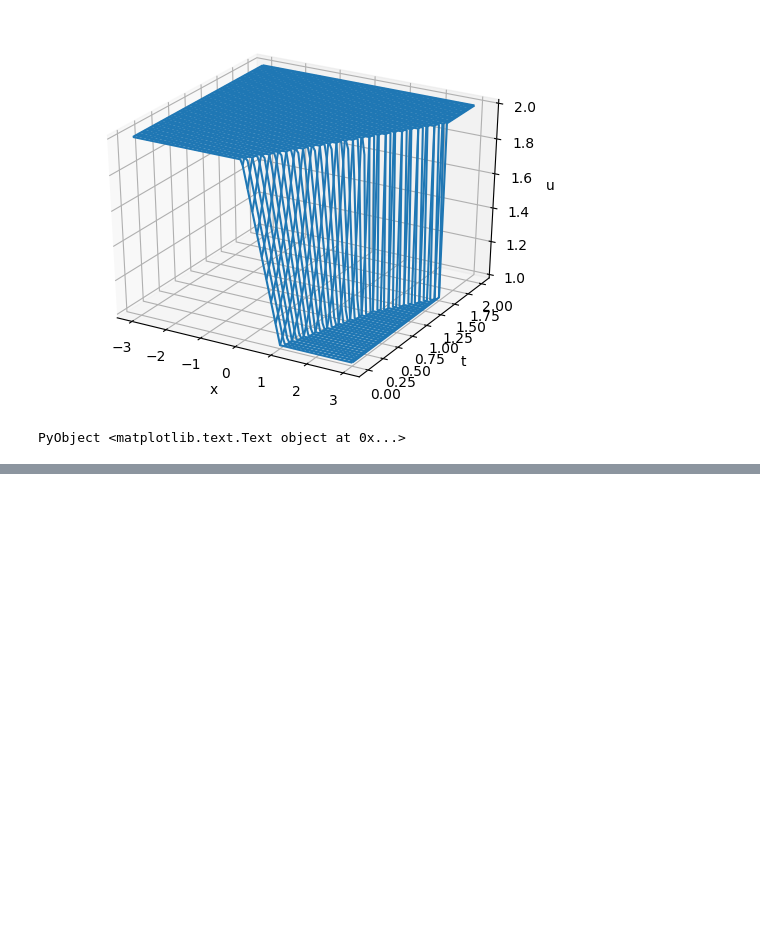
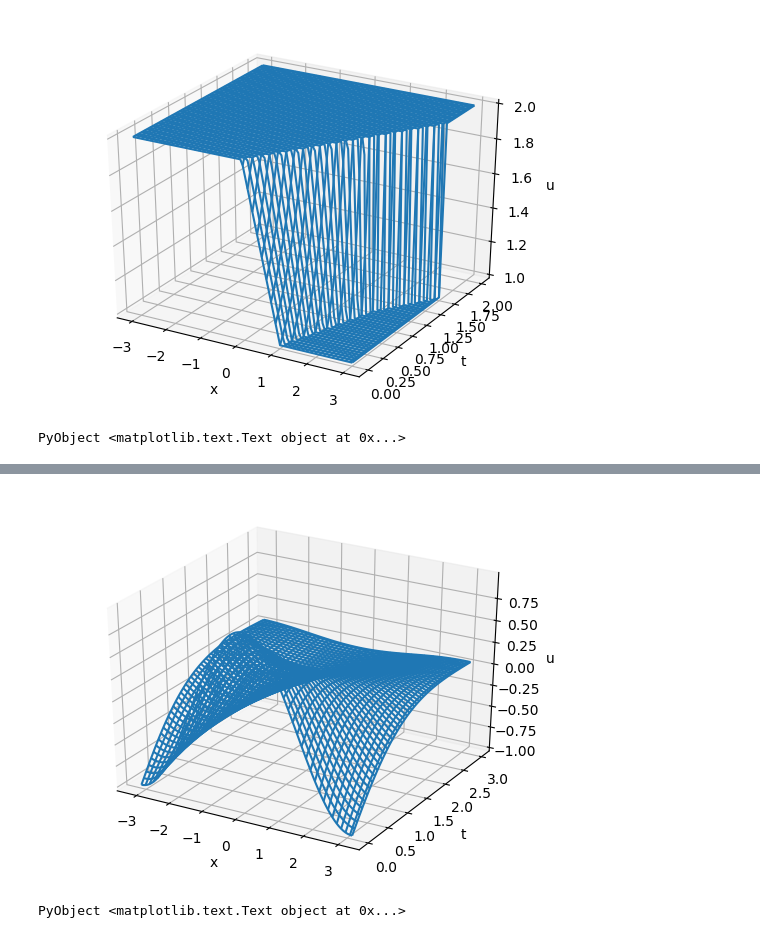
Before and after one commit to ivanslapnicar/Matematika-posebna_poglavlja, a Jupyter notebook: src/MPP07b_Nelinearni_valovi.ipynb, the cells around one changed output, grey strips where cells are left out. Saved outputs shown, nothing was run; the diff lists cells and outputs as text; code cells hidden in the pictures; blank space fills up the shorter version.

```diff
--- a/src/MPP07b_Nelinearni_valovi.ipynb
+++ b/src/MPP07b_Nelinearni_valovi.ipynb
@@ -176,0 +362,22 @@ PyObject <matplotlib.text.Text object at 0x...>
+# %%
+# Nacrtajmo rješenje
+c=1
+ν=1
+A=1
+k=1
+
+gridsize=100
+x=linspace(-pi,pi,gridsize)
+t=linspace(0,3,gridsize)
+X=repmat(x,1,gridsize)
+T=repmat(t',gridsize,1)
+#u(x,t)=x<2*t?2:x>t+1?1:(2-x)/(1-t)
+#U=[u(X[i,j],T[i,j]) for i=1:gridsize,j=1:gridsize]
+U=A*exp.(-ν*k^2*T).*cos.(k*(X-c*T))
+mesh(X,T,U)
+xlabel("x")
+ylabel("t")
+zlabel("u")
+# %% [output]
+[figure, added]
+PyObject <matplotlib.text.Text object at 0x...>
```
Also changed, not shown: parts of 10 cells of this notebook.
